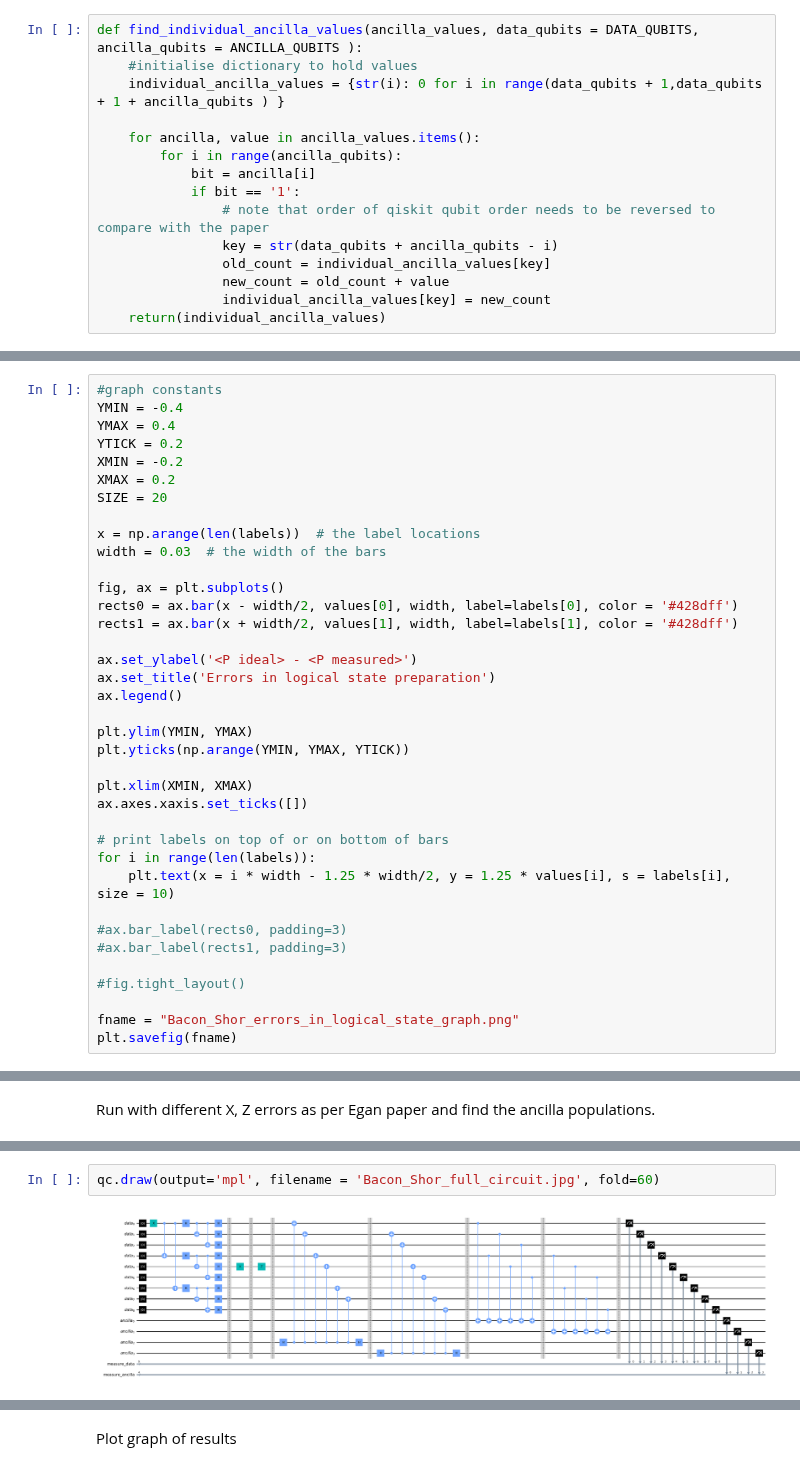
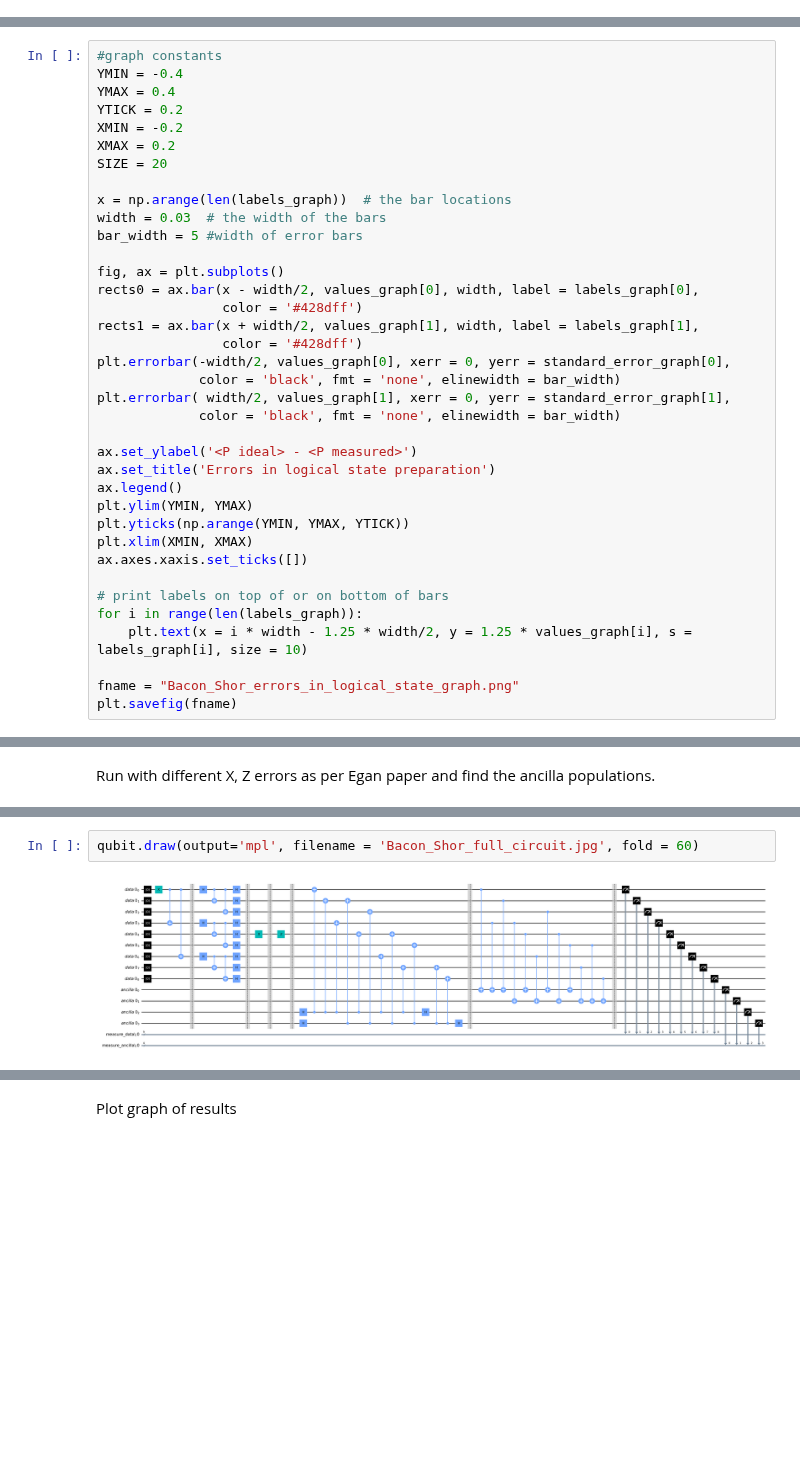
Before and after one commit to goldsmdn/SteaneCode, a Jupyter notebook: Bacon_Shor.ipynb, the cells around one changed output, grey strips where cells are left out. Saved outputs shown, nothing was run; the diff lists cells and outputs as text; blank space fills up the shorter version.

```diff
--- a/Bacon_Shor.ipynb
+++ b/Bacon_Shor.ipynb
@@ -181,15 +70,0 @@ Function to count measurements by individual ancilla
-# %%
-def find_individual_ancilla_values(ancilla_values, data_qubits = DATA_QUBITS, ancilla_qubits = ANCILLA_QUBITS ):
-    #initialise dictionary to hold values
-    individual_ancilla_values = {str(i): 0 for i in range(data_qubits + 1,data_qubits + 1 + ancilla_qubits ) }
-
-    for ancilla, value in ancilla_values.items():
-        for i in range(ancilla_qubits):
-            bit = ancilla[i]
-            if bit == '1':
-                # note that order of qiskit qubit order needs to be reversed to compare with the paper
-                key = str(data_qubits + ancilla_qubits - i)
-                old_count = individual_ancilla_values[key]
-                new_count = old_count + value
-                individual_ancilla_values[key] = new_count
-    return(individual_ancilla_values)
@@ -272,31 +137,31 @@ XMIN = -0.2
 XMAX = 0.2
 SIZE = 20
 
-x = np.arange(len(labels))  # the label locations
+x = np.arange(len(labels_graph))  # the bar locations
 width = 0.03  # the width of the bars
+bar_width = 5 #width of error bars
 
 fig, ax = plt.subplots()
-rects0 = ax.bar(x - width/2, values[0], width, label=labels[0], color = '#428dff')
-rects1 = ax.bar(x + width/2, values[1], width, label=labels[1], color = '#428dff')
+rects0 = ax.bar(x - width/2, values_graph[0], width, label = labels_graph[0],
+                color = '#428dff')
+rects1 = ax.bar(x + width/2, values_graph[1], width, label = labels_graph[1],
+                color = '#428dff')
+plt.errorbar(-width/2, values_graph[0], xerr = 0, yerr = standard_error_graph[0],
+             color = 'black', fmt = 'none', elinewidth = bar_width)
+plt.errorbar( width/2, values_graph[1], xerr = 0, yerr = standard_error_graph[1],
+             color = 'black', fmt = 'none', elinewidth = bar_width)
 
 ax.set_ylabel('<P ideal> - <P measured>')
 ax.set_title('Errors in logical state preparation')
 ax.legend()
-
 plt.ylim(YMIN, YMAX)
 plt.yticks(np.arange(YMIN, YMAX, YTICK))
-
 plt.xlim(XMIN, XMAX)
 ax.axes.xaxis.set_ticks([])
 
 # print labels on top of or on bottom of bars
-for i in range(len(labels)):
-    plt.text(x = i * width - 1.25 * width/2, y = 1.25 * values[i], s = labels[i], size = 10)
-
-#ax.bar_label(rects0, padding=3)
-#ax.bar_label(rects1, padding=3)
-
-#fig.tight_layout()
+for i in range(len(labels_graph)):
+    plt.text(x = i * width - 1.25 * width/2, y = 1.25 * values_graph[i], s = labels_graph[i], size = 10)
 
 fname = "Bacon_Shor_errors_in_logical_state_graph.png"
 plt.savefig(fname)
@@ -394,4 +286,4 @@ By ancilla the values are  {'10': 7764, '11': 7566, '12': 8673, '13': 8434}
 # %%
-qc.draw(output='mpl', filename = 'Bacon_Shor_full_circuit.jpg', fold=60)
+qubit.draw(output='mpl', filename = 'Bacon_Shor_full_circuit.jpg', fold = 60)
 # %% [output]
-[figure, old version]
+[figure, new version]
```
Also changed, not shown: parts of 34 cells of this notebook.
